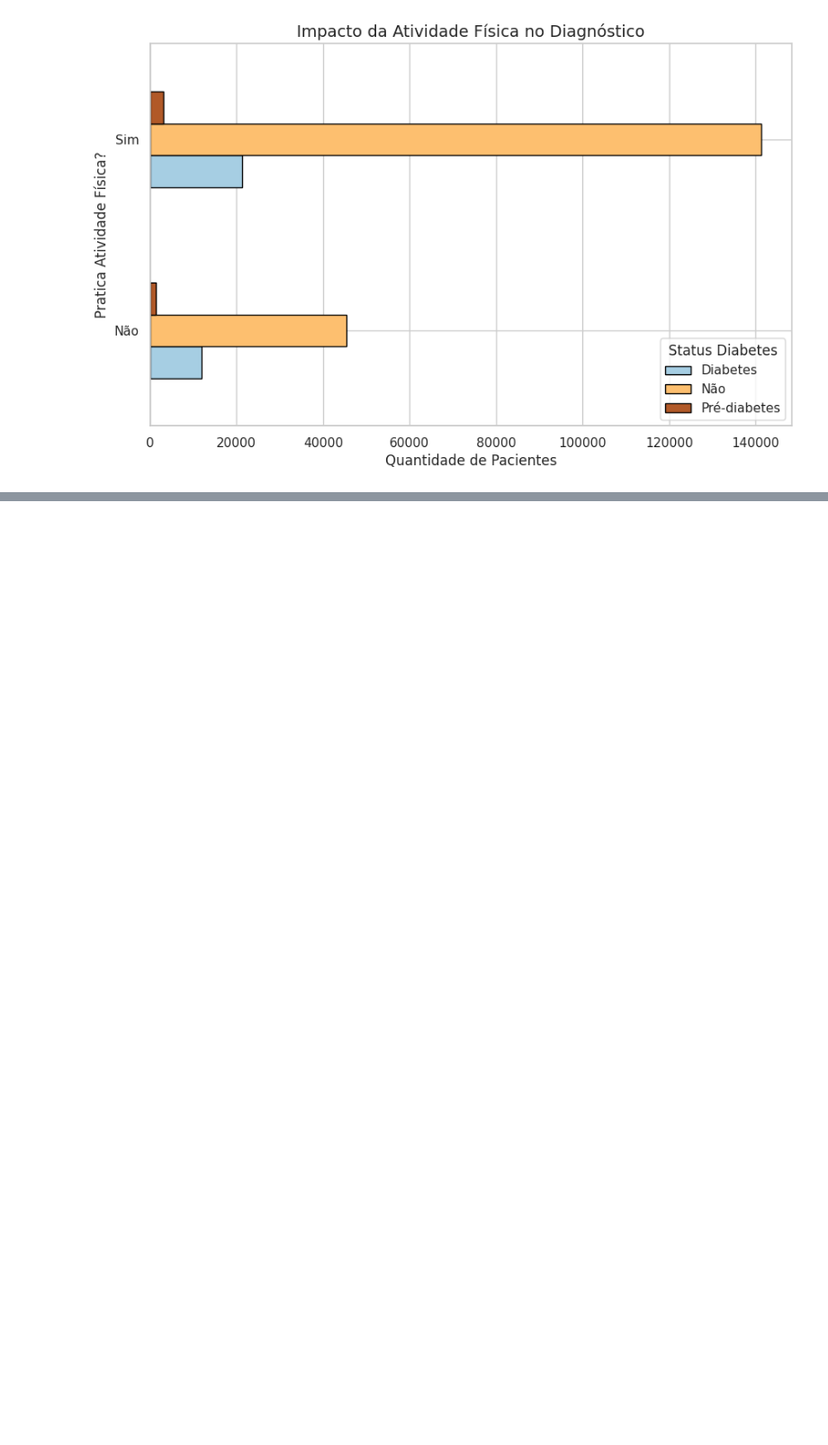
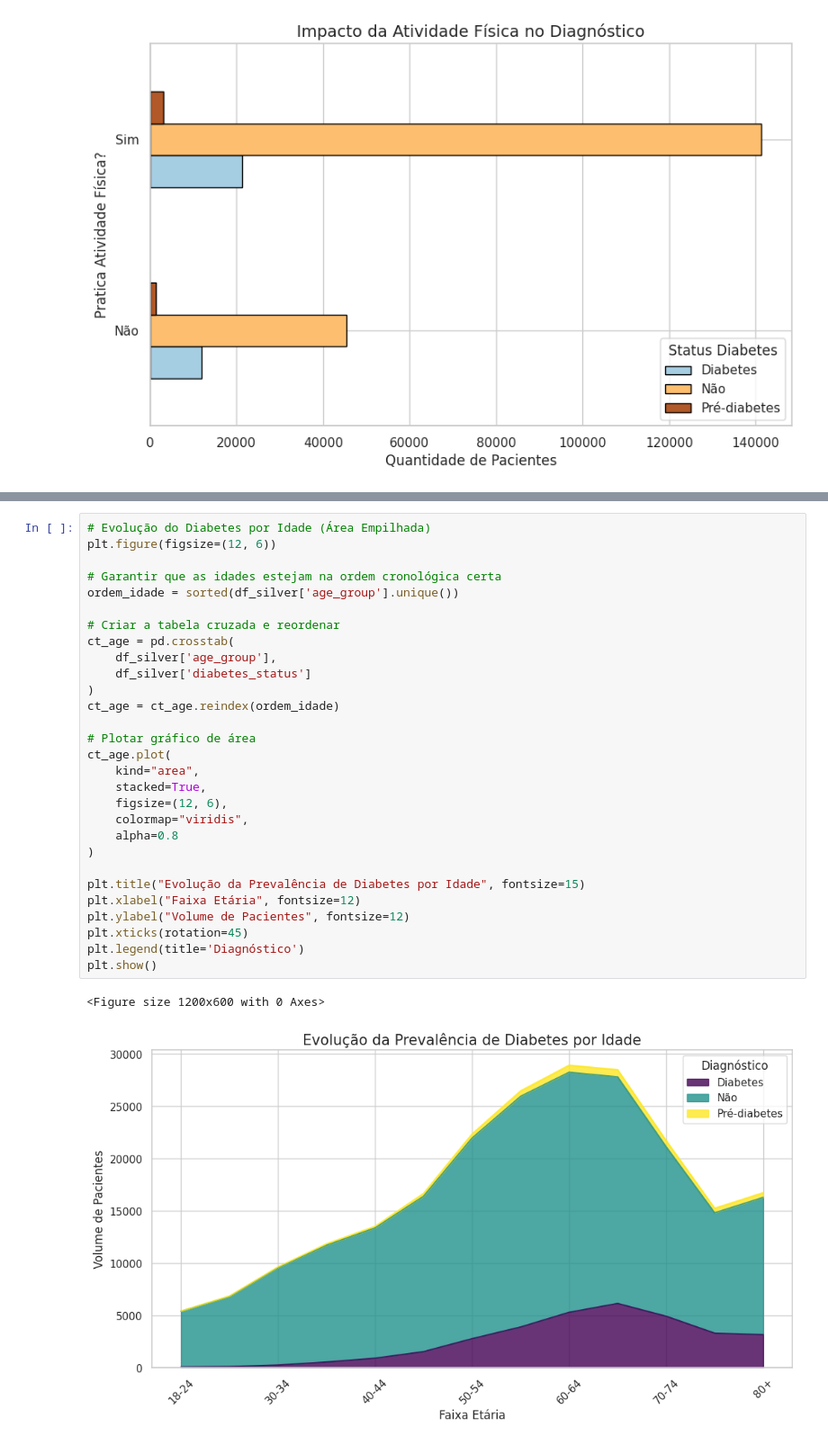
Before and after one commit to TaynaraCris/Diabetes-Health-Indicators-Dataset, a Jupyter notebook: Data Layer/silver/analytics_silver.ipynb, the cells around one changed output, grey strips where cells are left out. Shown at 90% size. Saved outputs shown, nothing was run; the diff lists cells and outputs as text; blank space fills up the shorter version.

Commit message:
atualizando gráficos para base sem outline e add gráfico

```diff
--- a/Data Layer/silver/analytics_silver.ipynb
+++ b/Data Layer/silver/analytics_silver.ipynb
@@ -305,3 +315,35 @@ plt.show()
+# %%
+# Evolução do Diabetes por Idade (Área Empilhada)
+plt.figure(figsize=(12, 6))
+
+# Garantir que as idades estejam na ordem cronológica certa
+ordem_idade = sorted(df_silver['age_group'].unique())
+
+# Criar a tabela cruzada e reordenar
+ct_age = pd.crosstab(
+    df_silver['age_group'],
+    df_silver['diabetes_status']
+)
+ct_age = ct_age.reindex(ordem_idade)
+
+# Plotar gráfico de área
+ct_age.plot(
+    kind="area",
+    stacked=True,
+    figsize=(12, 6),
+    colormap="viridis",
+    alpha=0.8
+)
+
+plt.title("Evolução da Prevalência de Diabetes por Idade", fontsize=15)
+plt.xlabel("Faixa Etária", fontsize=12)
+plt.ylabel("Volume de Pacientes", fontsize=12)
+plt.xticks(rotation=45)
+plt.legend(title='Diagnóstico')
+plt.show()
+# %% [output]
+<Figure size 1200x600 with 0 Axes>
+[figure, added]
 # %% [markdown]
 # Conclusões da Etapa Silver
 
```
Also changed, not shown: parts of 6 cells of this notebook.
